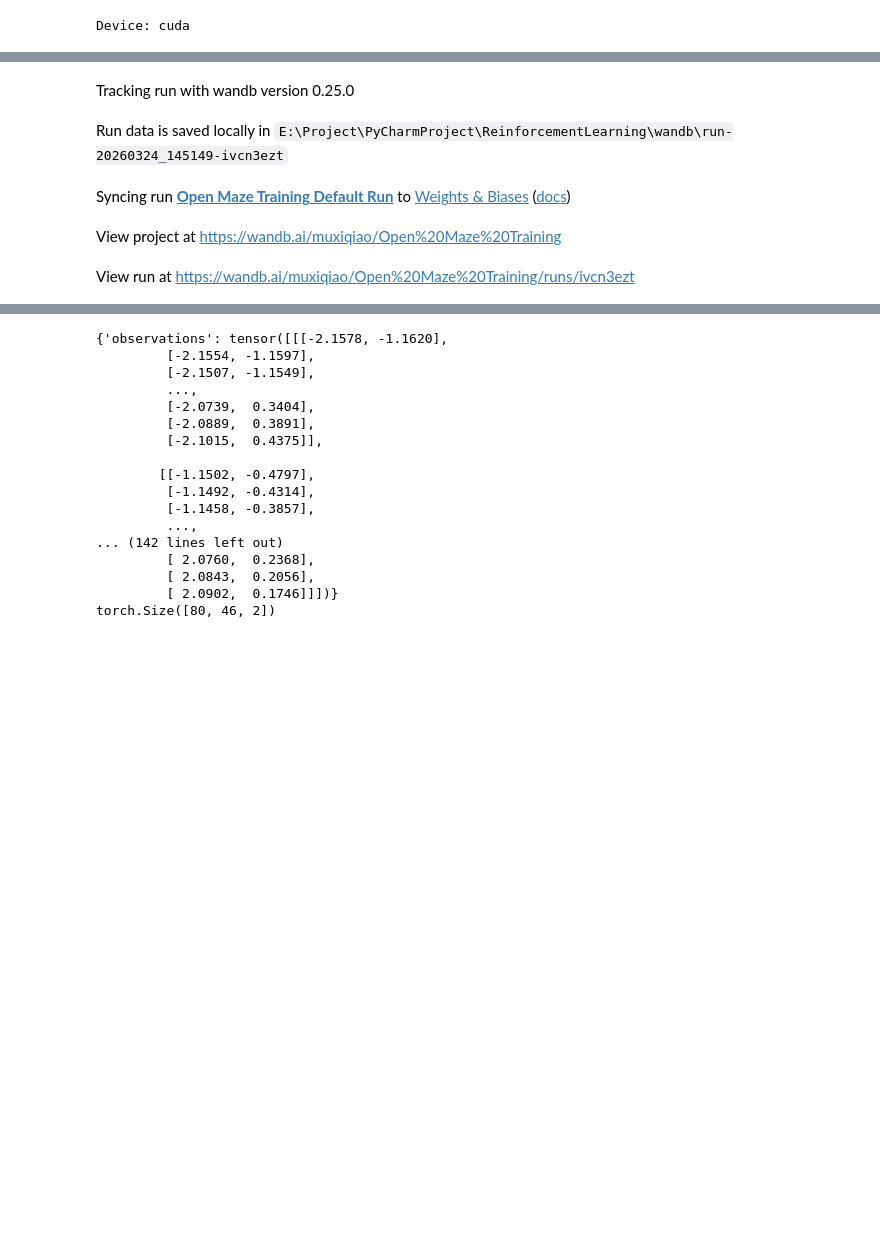
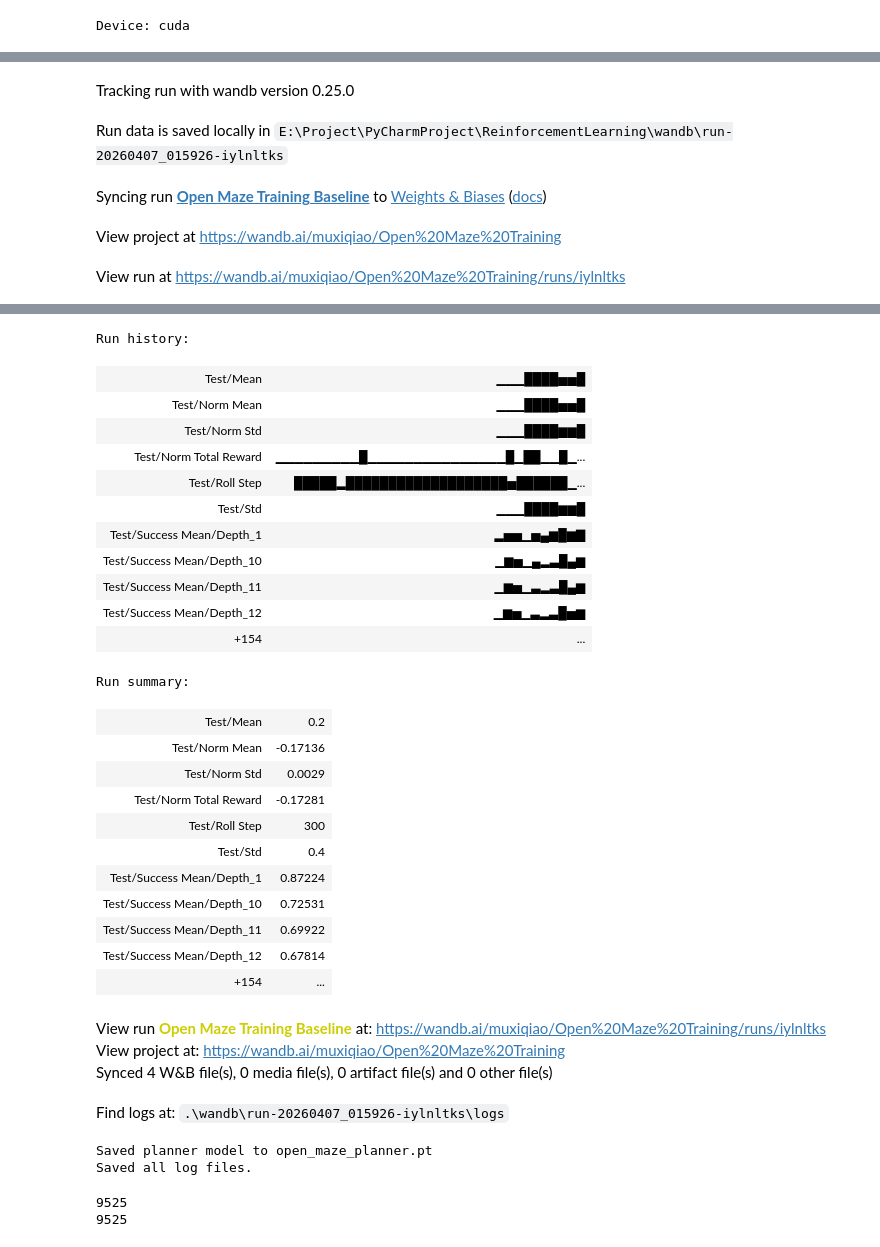
Before and after one commit to Muxi-Qiao/PointMaze, a Jupyter notebook: CFG_Open_Maze.ipynb, the cells around one changed output, grey strips where cells are left out. Saved outputs shown, nothing was run; the diff lists cells and outputs as text; code cells hidden in the pictures; blank space fills up the shorter version.

```diff
--- a/CFG_Open_Maze.ipynb
+++ b/CFG_Open_Maze.ipynb
@@ -258,7 +276,7 @@ class MidGoalPredictor(nn.Module):
 
     def forward(self, observations: torch.Tensor, goals: torch.Tensor) -> Normal:
         mean = self.net(torch.cat([observations, goals], dim=-1))
-        std = torch.exp(self.log_std.clamp(min=-5.0, max=2.0))
+        std = torch.exp(self.log_std.clamp(min=0.0, max=0.0))
         return Normal(mean, std)
 
     def compute_planed_likelihood(self, observations: torch.Tensor, goals: torch.Tensor) -> torch.Tensor:
@@ -308,7 +326,7 @@ class PolicyNet(nn.Module):
 
     def forward(self, observations: torch.Tensor, goals: torch.Tensor) -> Normal:
         mean = self.net(torch.cat([observations, goals], dim=-1))
-        std = torch.exp(self.log_std.clamp(min=-5.0, max=2.0))
+        std = torch.exp(self.log_std.clamp(min=0.0, max=0.0))
         return Normal(mean, std)
 
     def compute_actor_likelihood(self, observations: torch.Tensor, goals: torch.Tensor, actions: torch.Tensor) -> torch.Tensor:
@@ -545,7 +563,7 @@ def train(agent: PlanningAgent,
         wandb.init(
             mode='online',
             project='Open Maze Training',
-            name='Open Maze Training Default Run',
+            name='Open Maze Training Baseline',
             config={
                 'lr': lr,
                 'weight_decay': weight_decay,
@@ -644,6 +662,7 @@ def train(agent: PlanningAgent,
     torch.save(log_L, 'log_l.pt')
     torch.save(log_optimal_idx, 'log_optimal_idx.pt')
     torch.save(log_tree_depth, 'log_tree_depth.pt')
+    print('Saved all log files.')
 
     return log_L, log_optimal_idx, log_tree_depth
 # %%
@@ -660,12 +679,12 @@ goal_dim = episode_dataset[0]['goals'].shape[-1]
 # %% [output]
 Device: cuda
 # %%
-agent: PlanningAgent = PlanningAgent([(obs_dim + goal_dim), 32, 64, 32, 1], [(obs_dim + goal_dim), 32, 64, 32, goal_dim], [(obs_dim + goal_dim), 32, 64, 32, action_dim]).to(device=device)
+agent: PlanningAgent = PlanningAgent([(obs_dim + goal_dim), 16, 32, 16, 1], [(obs_dim + goal_dim), 16, 32, 16, goal_dim], [(obs_dim + goal_dim), 16, 32, 16, action_dim]).to(device=device)
 log_L, log_optimal_idx, log_tree_depth = train(agent, env, episode_data_loader, device=device, train_epochs=50)
 # %% [output]
 [interactive output not drawn]
 Tracking run with wandb version 0.25.0
-Run data is saved locally in E:\Project\PyCharmProject\ReinforcementLearning\wandb\run-20260324_145149-ivcn3ezt
+Run data is saved locally in E:\Project\PyCharmProject\ReinforcementLearning\wandb\run-20260407_015926-iylnltks
-Syncing run Open Maze Training Default Run to Weights & Biases (docs)
+Syncing run Open Maze Training Baseline to Weights & Biases (docs)
 View project at https://wandb.ai/muxiqiao/Open%20Maze%20Training
-View run at https://wandb.ai/muxiqiao/Open%20Maze%20Training/runs/ivcn3ezt
+View run at https://wandb.ai/muxiqiao/Open%20Maze%20Training/runs/iylnltks
@@ -672,28 +692,39 @@ View run at https://wandb.ai/muxiqiao/Open%20Maze%20Training/runs/ivcn3ezt
+Run history:
+| Test/Mean | ▁▁▁████▅▅█ |
+| Test/Norm Mean | ▁▁▁████▅▅█ |
+| Test/Norm Std | ▁▁▁████▆▆█ |
+| Test/Norm Total Reward | ▁▁▁▁▁▁▁▁▁█▁▁▁▁▁▁▁▁▁▁▁▁▁▁▁█▁██▁▁█▁... |
+| Test/Roll Step | █████▂███████████████████▅██████▁... |
+| Test/Std | ▁▁▁████▆▆█ |
+| Test/Success Mean/Depth_1 | ▂▅▅▁▅▄▆█▆▇ |
+| Test/Success Mean/Depth_10 | ▁▆▅▁▄▂▃█▄▆ |
+| Test/Success Mean/Depth_11 | ▁▆▅▁▃▂▃█▄▆ |
+| Test/Success Mean/Depth_12 | ▁▆▅▁▃▂▃█▅▆ |
+| +154 | ... |
+Run summary:
+| Test/Mean | 0.2 |
+| Test/Norm Mean | -0.17136 |
+| Test/Norm Std | 0.0029 |
+| Test/Norm Total Reward | -0.17281 |
+| Test/Roll Step | 300 |
+| Test/Std | 0.4 |
+| Test/Success Mean/Depth_1 | 0.87224 |
+| Test/Success Mean/Depth_10 | 0.72531 |
+| Test/Success Mean/Depth_11 | 0.69922 |
+| Test/Success Mean/Depth_12 | 0.67814 |
+| +154 | ... |
+View run Open Maze Training Baseline at: https://wandb.ai/muxiqiao/Open%20Maze%20Training/runs/iylnltks
+View project at: https://wandb.ai/muxiqiao/Open%20Maze%20Training
+Synced 4 W&B file(s), 0 media file(s), 0 artifact file(s) and 0 other file(s)
+Find logs at: .\wandb\run-20260407_015926-iylnltks\logs
+Saved planner model to open_maze_planner.pt
+Saved all log files.
 # %%
-for batch in episode_data_loader:
-    print(batch)
-    # print(type(batch))
-    # print(batch['observations'])
-    print(batch['observations'].shape)
-    break
+print(len(episode_dataset))
+print(len(minari_dataset))
 # %% [output]
-{'observations': tensor([[[-2.1578, -1.1620],
-         [-2.1554, -1.1597],
-         [-2.1507, -1.1549],
-         ...,
-         [-2.0739,  0.3404],
-         [-2.0889,  0.3891],
-         [-2.1015,  0.4375]],
-
-        [[-1.1502, -0.4797],
-         [-1.1492, -0.4314],
-         [-1.1458, -0.3857],
-         ...,
-... (142 lines left out)
-         [ 2.0760,  0.2368],
-         [ 2.0843,  0.2056],
-         [ 2.0902,  0.1746]]])}
-torch.Size([80, 46, 2])
+9525
+9525
 # %%
 def plot_trajectory_length_histogram(episode_dataset: EpisodeDataset):
     length = []
```
Also changed, not shown: parts of 14 cells of this notebook.
